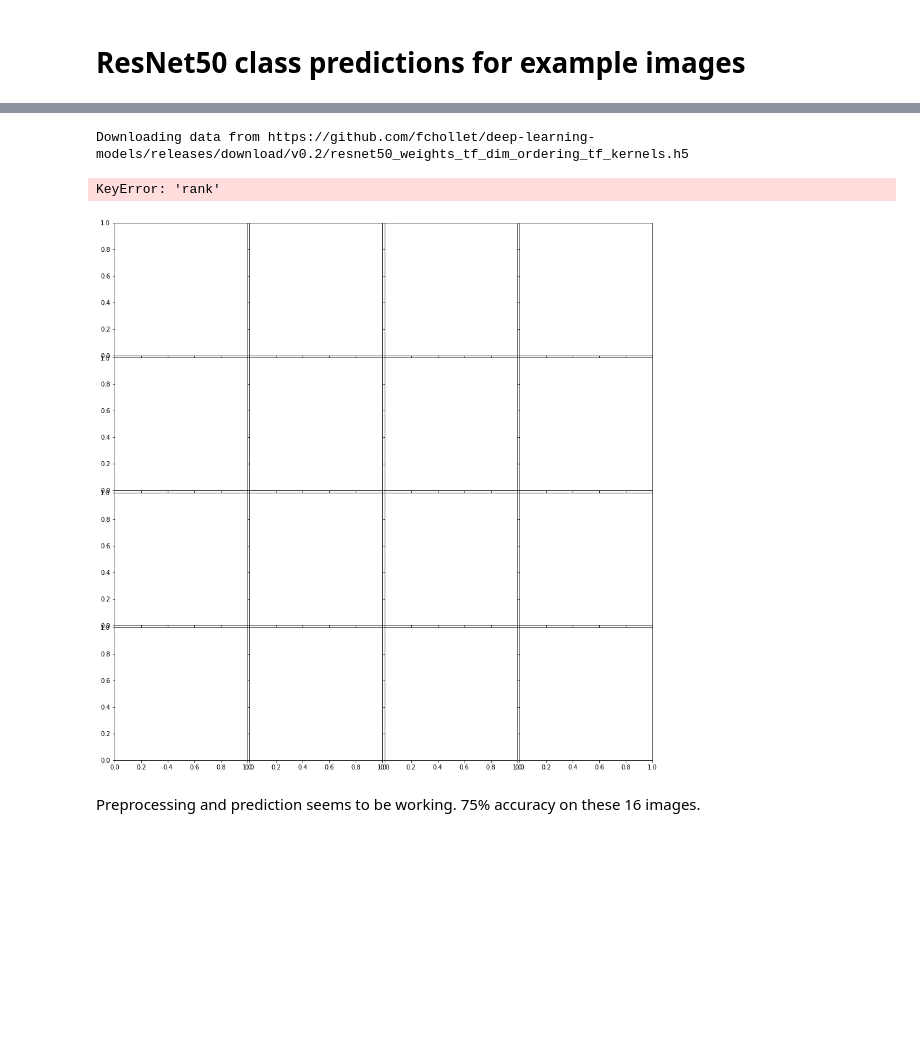
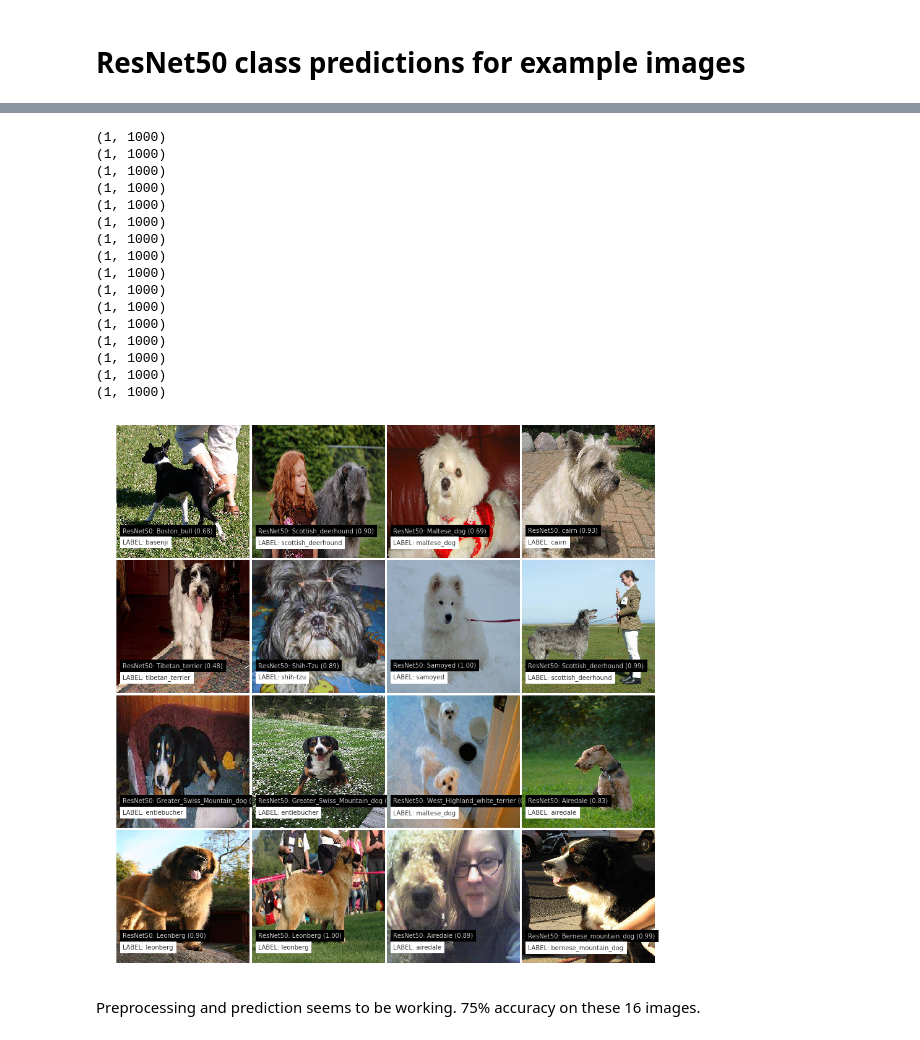
Before and after one commit to mazatov/Dog-breed-kaggle, a Jupyter notebook: beluga_kernel.ipynb, the cells around one changed output, grey strips where cells are left out. Saved outputs shown, nothing was run; the diff lists cells and outputs as text; code cells hidden in the pictures; blank space fills up the shorter version.

Commit message:
Went through beluga notebook. Made changes to make it work. There was an error about the use of rank()

```diff
--- a/beluga_kernel.ipynb
+++ b/beluga_kernel.ipynb
@@ -74,7 +69,7 @@ print(len(listdir(join(data_dir, 'test'))), len(sample_submission))
 selected_breed_list = list(labels.groupby('breed').count().sort_values(by='id', ascending=False).head(NUM_CLASSES).index)
 labels = labels[labels['breed'].isin(selected_breed_list)]
 labels['target'] = 1
-labels['rank'] = labels.groupby('breed').rank()['id']
+#labels['rank'] = labels.groupby('breed').rank()['id']
 labels_pivot = labels.pivot('id', 'breed', 'target').reset_index().fillna(0)
 np.random.seed(seed=SEED)
 rnd = np.random.random(len(labels))
@@ -102,0 +116,3 @@ def read_img(img_id, train_or_test, size):
+# %%
+for i, (img_id, breed) in enumerate(labels.loc[:119,['id', 'breed']].values):
+    print(i,img_id,breed)
@@ -103,23 +136,37 @@ def read_img(img_id, train_or_test, size):
 # %%
 model = ResNet50(weights='imagenet')
 j = int(np.sqrt(NUM_CLASSES))
 i = int(np.ceil(1. * NUM_CLASSES / j))
 fig = plt.figure(1, figsize=(16, 16))
 grid = ImageGrid(fig, 111, nrows_ncols=(i, j), axes_pad=0.05)
-for i, (img_id, breed) in enumerate(labels.loc[labels['rank'] == 1, ['id', 'breed']].values):
+for i, (img_id, breed) in enumerate(labels.loc[:119, ['id', 'breed']].values):
     ax = grid[i]
     img = read_img(img_id, 'train', (224, 224))
     ax.imshow(img / 255.)
     x = preprocess_input(np.expand_dims(img.copy(), axis=0))
     preds = model.predict(x)
     _, imagenet_class_name, prob = decode_predictions(preds, top=1)[0][0]
     ax.text(10, 180, 'ResNet50: %s (%.2f)' % (imagenet_class_name , prob), color='w', backgroundcolor='k', alpha=0.8)
     ax.text(10, 200, 'LABEL: %s' % breed, color='k', backgroundcolor='w', alpha=0.8)
     ax.axis('off')
 plt.show()
 # %% [output]
-Downloading data from https://github.com/fchollet/deep-learning-models/releases/download/v0.2/resnet50_weights_tf_dim_ordering_tf_kernels.h5
+(1, 1000)
+(1, 1000)
+(1, 1000)
+(1, 1000)
+(1, 1000)
+(1, 1000)
+(1, 1000)
+(1, 1000)
+(1, 1000)
+(1, 1000)
+(1, 1000)
+(1, 1000)
+(1, 1000)
+(1, 1000)
+(1, 1000)
+(1, 1000)
-KeyError: 'rank'
-[figure, old version]
+[figure, new version]
 # %% [markdown]
 Preprocessing and prediction seems to be working. 75% accuracy on these 16 images.
```
Also changed, not shown: parts of 17 cells of this notebook, 1 other file.
